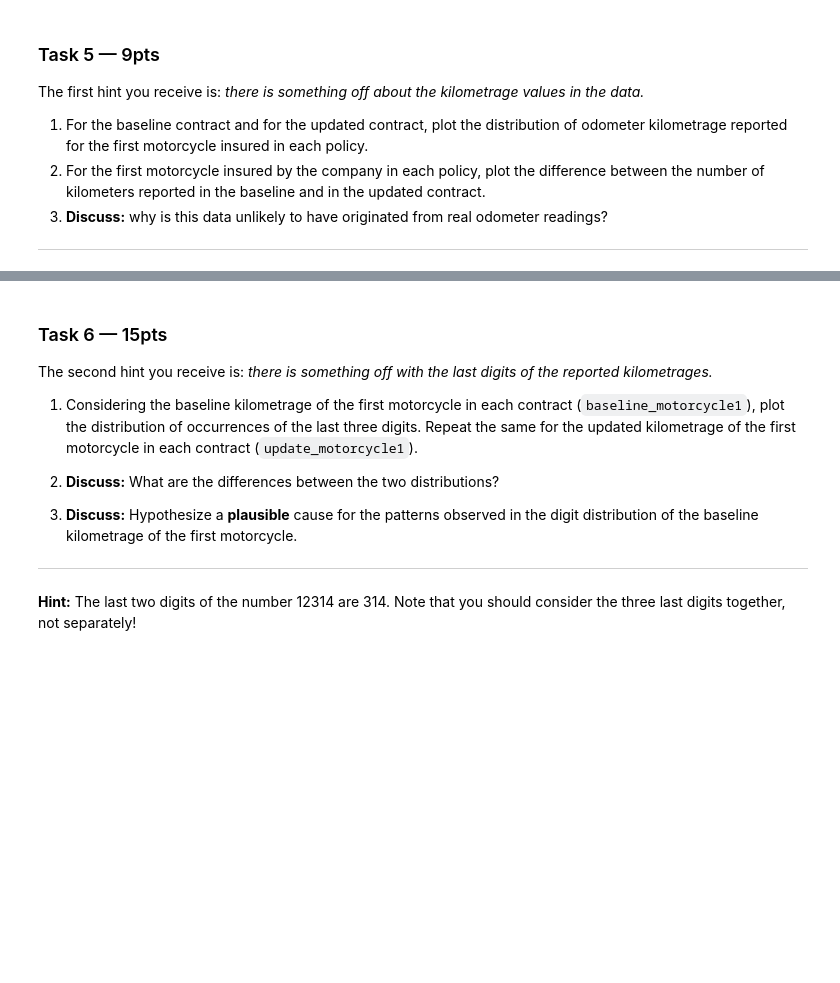
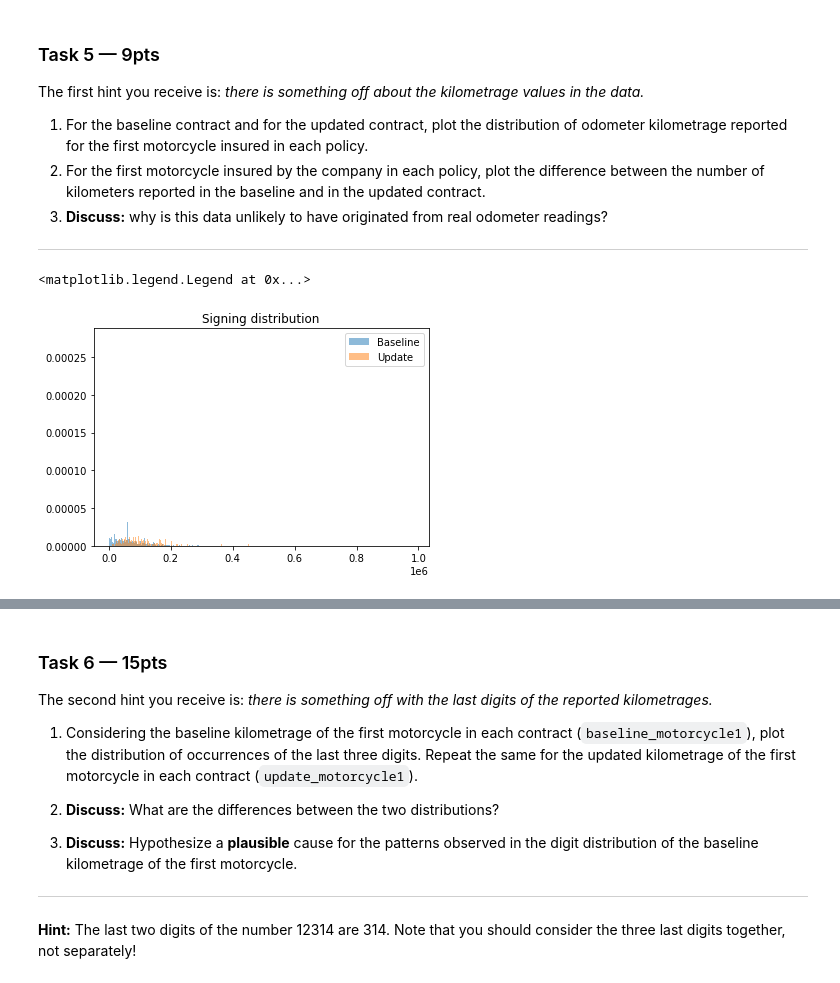
Before and after one commit to vminvsky/ADA_H1, a Jupyter notebook: hw1.ipynb, the cells around one changed output, grey strips where cells are left out. Drawn from its saved outputs; the diff is of its cells as text; code cells hidden in the pictures; blank space fills up the shorter version.

```diff
--- a/hw1.ipynb
+++ b/hw1.ipynb
@@ -473,3 +503,13 @@ the first motorcycle insured in each policy.
 3. **Discuss:** why is this data unlikely to have originated from real odometer readings?
 
 ---
+# %%
+test = df.groupby('baseline_motorcycle1')
+fig, ax = plt.subplots(1,1)
+ax.hist(df['baseline_motorcycle1'], bins = 10000, alpha =0.5, label = 'Baseline',density=True)
+ax.set_title('Signing distribution')
+ax.hist(sign_bottom['update_motorcycle1'], bins = 10000, alpha=0.5, label = "Update", density=True)
+plt.legend()
+# %% [output]
+<matplotlib.legend.Legend at 0x...>
+[figure, added]
```
Also changed, not shown: parts of 33 cells of this notebook.
